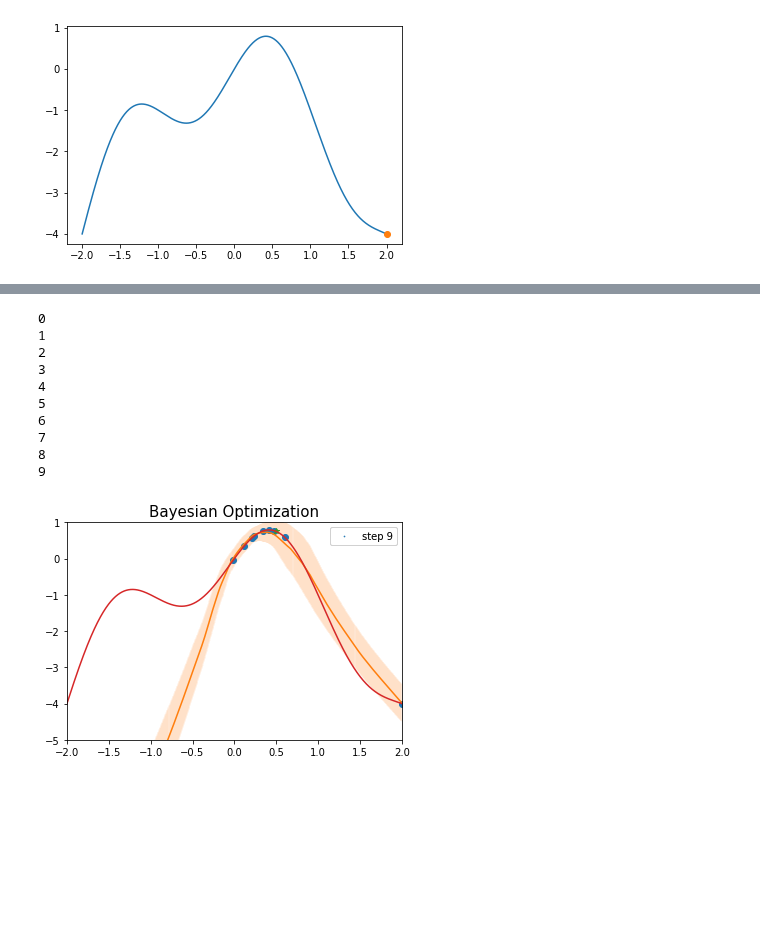
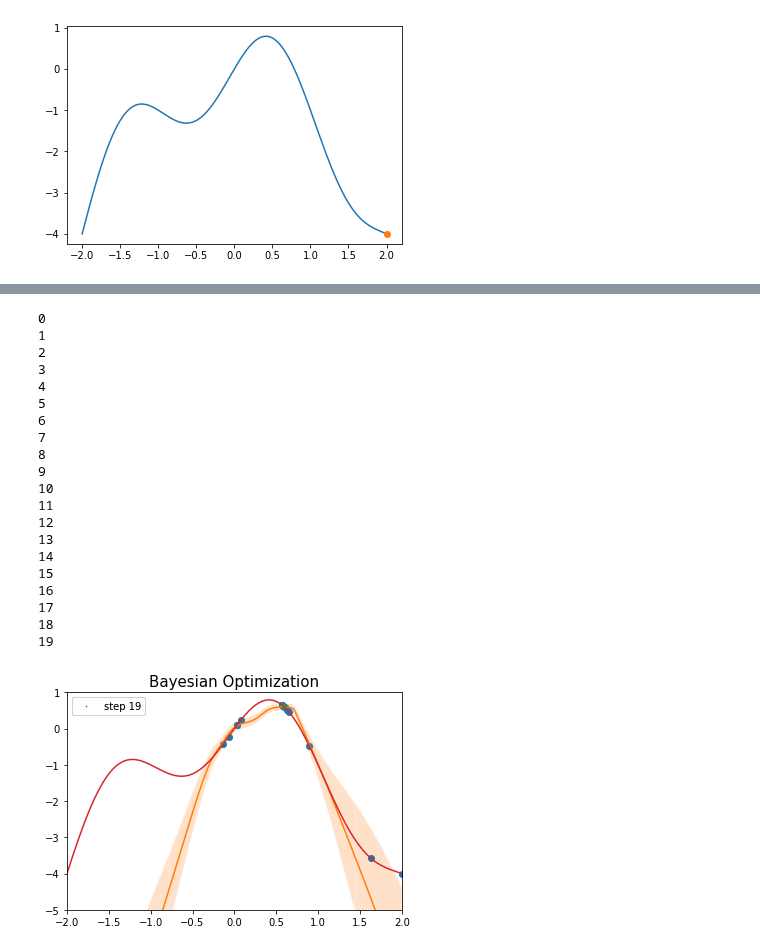
Before and after one commit to ur-whitelab/wazy, a Jupyter notebook: paper/Bayesian-Opt Sine.ipynb, the cells around one changed output, grey strips where cells are left out. Drawn from its saved outputs; the diff is of its cells as text; code cells hidden in the pictures; blank space fills up the shorter version.

```diff
--- a/paper/Bayesian-Opt Sine.ipynb
+++ b/paper/Bayesian-Opt Sine.ipynb
@@ -27,24 +26,23 @@ forward_t = hk.without_apply_rng(hk.transform(forward_fxn))
+# %%
+config = alpdesign.EnsembleBlockConfig()
+forward_fxn_t, full_forward_fxn_t = alpdesign.build_model(config)
 # %%
 
 batch_size = 16
 def loop(key, reps, params):
-    key, train_key = jax.random.split(key, num=2)
     labels = label_fxn(reps)
-    params, losses = alpdesign.ensemble_train(train_key, full_forward_t, config, reps, labels, params=params, epochs=100)
-    # make random point
-    init_x = jax.random.normal(key, (batch_size,1))
-    forward = jax.vmap(lambda x, key: forward_t.apply(params, x), in_axes=(0, None))
-    batched_vecs, losses = alpdesign.mlp.bayes_opt(key, forward, labels, init_x=init_x, epsilon=0.01)
-    top_idx = np.argmin(losses[-1])
-    final_vec = batched_vecs[top_idx]
+    final_vec, params, train_loss, bo_loss = alpdesign.alg_iter(key, reps, labels, forward_fxn_t,full_forward_fxn_t,config)
     # compute plot
     yhat_mu, yhat_std = [], []
-    plot_forward = partial(forward_t.apply, params)
+    plot_forward = partial(forward_fxn_t.apply, params, None)
     for xi in x:
         v = plot_forward(xi[np.newaxis])
         yhat_mu.append(float(v[0]))
-        yhat_std.append(float(v[1]))
-
+        yhat_std.append(jnp.sqrt(float(v[1])))
+    # add new label
+    plt.figure()
+    plt.plot(train_loss)
+    plt.show()
     reps = jnp.concatenate((reps, final_vec[np.newaxis]))
     return key, reps, yhat_mu, yhat_std, final_vec, params
 # %%
@@ -55,10 +53,10 @@ yhat_stds = []
 final_vecs = []
 repss = []
 params = None
-for i in range(10):
+for i in range(20):
     print(i)
     key, reps, yhat_mu, yhat_std, final_vec, params= loop(key, reps, params)
-    print(final_vec)
+    print(reps)
     yhat_mus.append(yhat_mu)
     yhat_stds.append(yhat_std)
     final_vecs.append(final_vec)
@@ -88,33 +99,43 @@ for i in range(10):
 from celluloid import Camera
 fig = plt.figure()
 camera = Camera(fig)
 
-for i in range(10):
+for i in range(20):
     plt.plot(np.squeeze(repss[i][:-1]), label_fxn(np.squeeze(repss[i][:-1])), 'o', color='C0')
     plt.plot(x, yhat_mus[i], color='C1')
     plt.xlim(-2,2)
     #print(x.shape)
     #print()
     print(i)
     plt.ylim([-5, 1])
     plt.plot(final_vecs[i][0], label_fxn(final_vecs[i][0]), '*', color='C2')
     plt.plot(x, label_fxn(x), color='C3')
     plt.errorbar(x, yhat_mus[i], yerr=yhat_stds[i], color='C1', alpha=0.05)
     plt.legend(['step %d' % (i)] , markerscale=0.1)
     plt.title('Bayesian Optimization', fontsize=15)
     camera.snap()
-animation = camera.animate(interval = 1000, repeat = True,
+animation = camera.animate(interval = 2000, repeat = True,
                            repeat_delay = 500)
 animation.save('BO_1.gif', writer = 'imagemagick', dpi=180)
 # %% [output]
 0
 1
 2
 3
 4
 5
 6
 7
 8
 9
+10
+11
+12
+13
+14
+15
+16
+17
+18
+19
-[figure, old version]
+[figure, new version]
```
Also changed, not shown: parts of 3 cells of this notebook, 15 other files.
